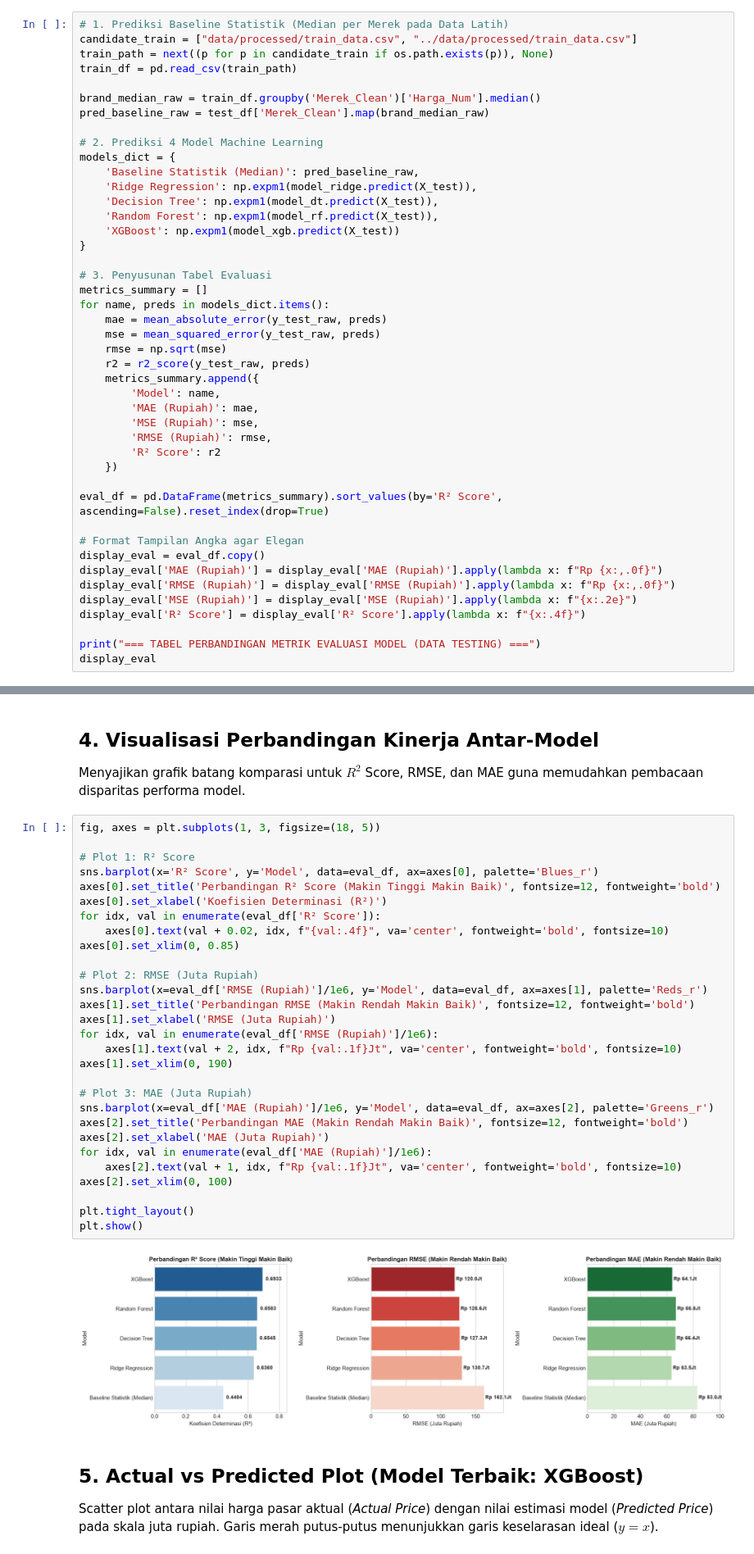
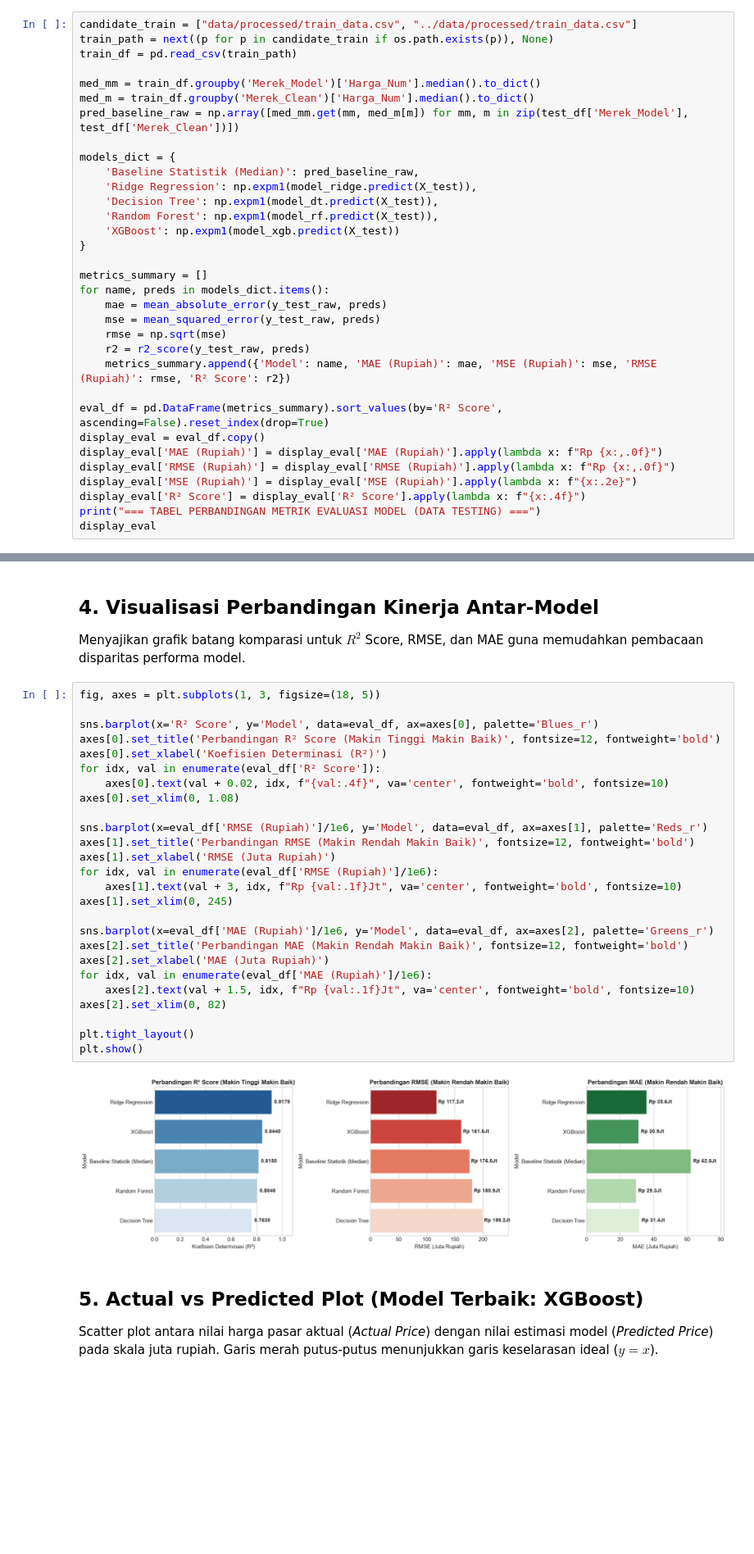
Before and after one commit to ganadzikri24/ML2026_B2_Kelompok-15_TakarMobil_PrediksiHargaMobilBekas, a Jupyter notebook: notebooks/04_Evaluation.ipynb, the cells around one changed output, grey strips where cells are left out. Shown at 82% size. Saved outputs shown, nothing was run; the diff lists cells and outputs as text; blank space fills up the shorter version.

```diff
--- a/notebooks/04_Evaluation.ipynb
+++ b/notebooks/04_Evaluation.ipynb
@@ -84,15 +69,14 @@ Semua model berhasil dimuat dari direktori models/:
 ## 3. Komputasi & Tabel Perbandingan Metrik Evaluasi Lengkap
 Sesuai **Ketentuan Poin 9**, evaluasi wajib menyajikan metrik **MAE, MSE, RMSE, dan $R^2$** untuk seluruh model pembanding serta Baseline Statistik.
 # %%
-# 1. Prediksi Baseline Statistik (Median per Merek pada Data Latih)
 candidate_train = ["data/processed/train_data.csv", "../data/processed/train_data.csv"]
 train_path = next((p for p in candidate_train if os.path.exists(p)), None)
 train_df = pd.read_csv(train_path)
 
-brand_median_raw = train_df.groupby('Merek_Clean')['Harga_Num'].median()
-pred_baseline_raw = test_df['Merek_Clean'].map(brand_median_raw)
+med_mm = train_df.groupby('Merek_Model')['Harga_Num'].median().to_dict()
+med_m = train_df.groupby('Merek_Clean')['Harga_Num'].median().to_dict()
+pred_baseline_raw = np.array([med_mm.get(mm, med_m[m]) for mm, m in zip(test_df['Merek_Model'], test_df['Merek_Clean'])])
 
-# 2. Prediksi 4 Model Machine Learning
 models_dict = {
     'Baseline Statistik (Median)': pred_baseline_raw,
     'Ridge Regression': np.expm1(model_ridge.predict(X_test)),
@@ -101,30 +85,20 @@ models_dict = {
     'XGBoost': np.expm1(model_xgb.predict(X_test))
 }
 
-# 3. Penyusunan Tabel Evaluasi
 metrics_summary = []
 for name, preds in models_dict.items():
     mae = mean_absolute_error(y_test_raw, preds)
     mse = mean_squared_error(y_test_raw, preds)
     rmse = np.sqrt(mse)
     r2 = r2_score(y_test_raw, preds)
-    metrics_summary.append({
-        'Model': name,
-        'MAE (Rupiah)': mae,
-        'MSE (Rupiah)': mse,
-        'RMSE (Rupiah)': rmse,
-        'R² Score': r2
-    })
+    metrics_summary.append({'Model': name, 'MAE (Rupiah)': mae, 'MSE (Rupiah)': mse, 'RMSE (Rupiah)': rmse, 'R² Score': r2})
 
 eval_df = pd.DataFrame(metrics_summary).sort_values(by='R² Score', ascending=False).reset_index(drop=True)
-
-# Format Tampilan Angka agar Elegan
 display_eval = eval_df.copy()
 display_eval['MAE (Rupiah)'] = display_eval['MAE (Rupiah)'].apply(lambda x: f"Rp {x:,.0f}")
 display_eval['RMSE (Rupiah)'] = display_eval['RMSE (Rupiah)'].apply(lambda x: f"Rp {x:,.0f}")
 display_eval['MSE (Rupiah)'] = display_eval['MSE (Rupiah)'].apply(lambda x: f"{x:.2e}")
 display_eval['R² Score'] = display_eval['R² Score'].apply(lambda x: f"{x:.4f}")
-
 print("=== TABEL PERBANDINGAN METRIK EVALUASI MODEL (DATA TESTING) ===")
 display_eval
 # %% [output]
@@ -141,34 +115,31 @@ Menyajikan grafik batang komparasi untuk $R^2$ Score, RMSE, dan MAE guna memudah
 # %%
 fig, axes = plt.subplots(1, 3, figsize=(18, 5))
 
-# Plot 1: R² Score
 sns.barplot(x='R² Score', y='Model', data=eval_df, ax=axes[0], palette='Blues_r')
 axes[0].set_title('Perbandingan R² Score (Makin Tinggi Makin Baik)', fontsize=12, fontweight='bold')
 axes[0].set_xlabel('Koefisien Determinasi (R²)')
 for idx, val in enumerate(eval_df['R² Score']):
     axes[0].text(val + 0.02, idx, f"{val:.4f}", va='center', fontweight='bold', fontsize=10)
-axes[0].set_xlim(0, 0.85)
+axes[0].set_xlim(0, 1.08)
 
-# Plot 2: RMSE (Juta Rupiah)
 sns.barplot(x=eval_df['RMSE (Rupiah)']/1e6, y='Model', data=eval_df, ax=axes[1], palette='Reds_r')
 axes[1].set_title('Perbandingan RMSE (Makin Rendah Makin Baik)', fontsize=12, fontweight='bold')
 axes[1].set_xlabel('RMSE (Juta Rupiah)')
 for idx, val in enumerate(eval_df['RMSE (Rupiah)']/1e6):
-    axes[1].text(val + 2, idx, f"Rp {val:.1f}Jt", va='center', fontweight='bold', fontsize=10)
-axes[1].set_xlim(0, 190)
+    axes[1].text(val + 3, idx, f"Rp {val:.1f}Jt", va='center', fontweight='bold', fontsize=10)
+axes[1].set_xlim(0, 245)
 
-# Plot 3: MAE (Juta Rupiah)
 sns.barplot(x=eval_df['MAE (Rupiah)']/1e6, y='Model', data=eval_df, ax=axes[2], palette='Greens_r')
 axes[2].set_title('Perbandingan MAE (Makin Rendah Makin Baik)', fontsize=12, fontweight='bold')
 axes[2].set_xlabel('MAE (Juta Rupiah)')
 for idx, val in enumerate(eval_df['MAE (Rupiah)']/1e6):
-    axes[2].text(val + 1, idx, f"Rp {val:.1f}Jt", va='center', fontweight='bold', fontsize=10)
-axes[2].set_xlim(0, 100)
+    axes[2].text(val + 1.5, idx, f"Rp {val:.1f}Jt", va='center', fontweight='bold', fontsize=10)
+axes[2].set_xlim(0, 82)
 
 plt.tight_layout()
 plt.show()
 # %% [output]
-[figure, old version]
+[figure, new version]
 # %% [markdown]
 ## 5. Actual vs Predicted Plot (Model Terbaik: XGBoost)
 Scatter plot antara nilai harga pasar aktual (*Actual Price*) dengan nilai estimasi model (*Predicted Price*) pada skala juta rupiah. Garis merah putus-putus menunjukkan garis keselarasan ideal ($y = x$).
```
Also changed, not shown: parts of 15 cells of this notebook, 49 other files.
